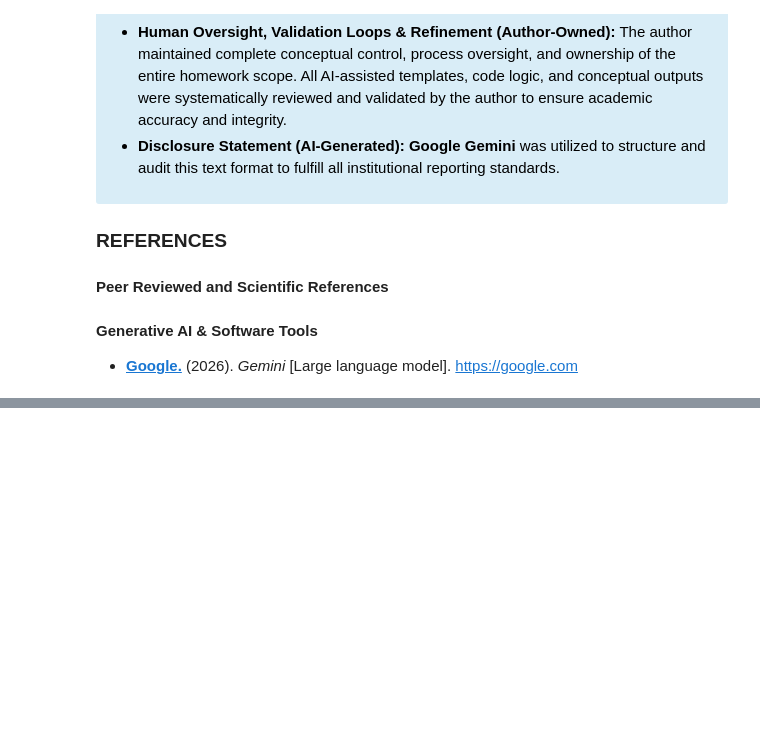
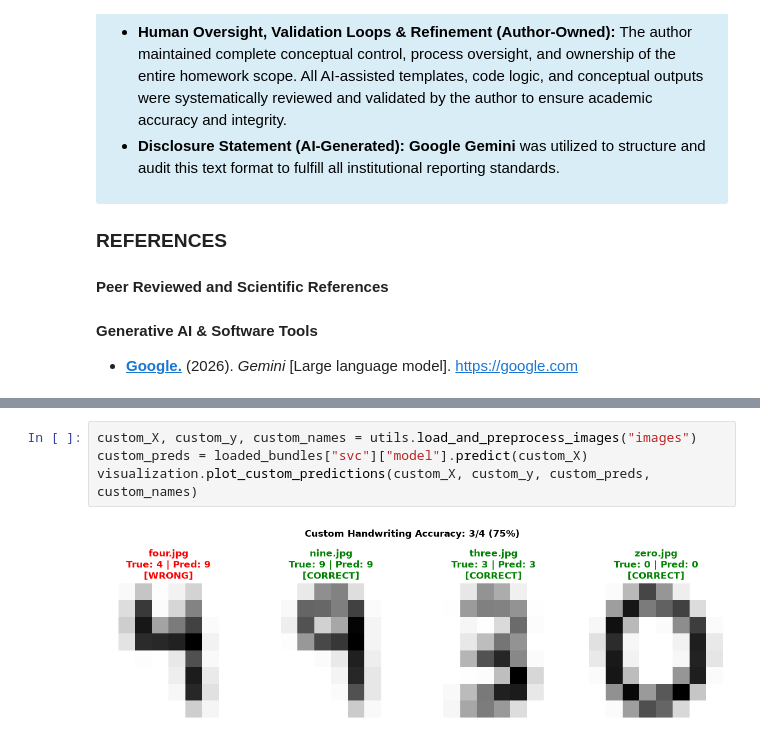
Before and after one commit to Ethereal-Mining-Company/656D632D70726F6A2D32, a Jupyter notebook: main.ipynb, the cells around one changed output, grey strips where cells are left out. Drawn from its saved outputs; the diff is of its cells as text; blank space fills up the shorter version.

```diff
--- a/main.ipynb
+++ b/main.ipynb
@@ -24,0 +242,6 @@ In compliance with the [**National University Student Guidelines for Generative
+# %%
+custom_X, custom_y, custom_names = utils.load_and_preprocess_images("images")
+custom_preds = loaded_bundles["svc"]["model"].predict(custom_X)
+visualization.plot_custom_predictions(custom_X, custom_y, custom_preds, custom_names)
+# %% [output]
+[figure, added]
```
Also changed, not shown: parts of 15 cells of this notebook, 15 other files.
